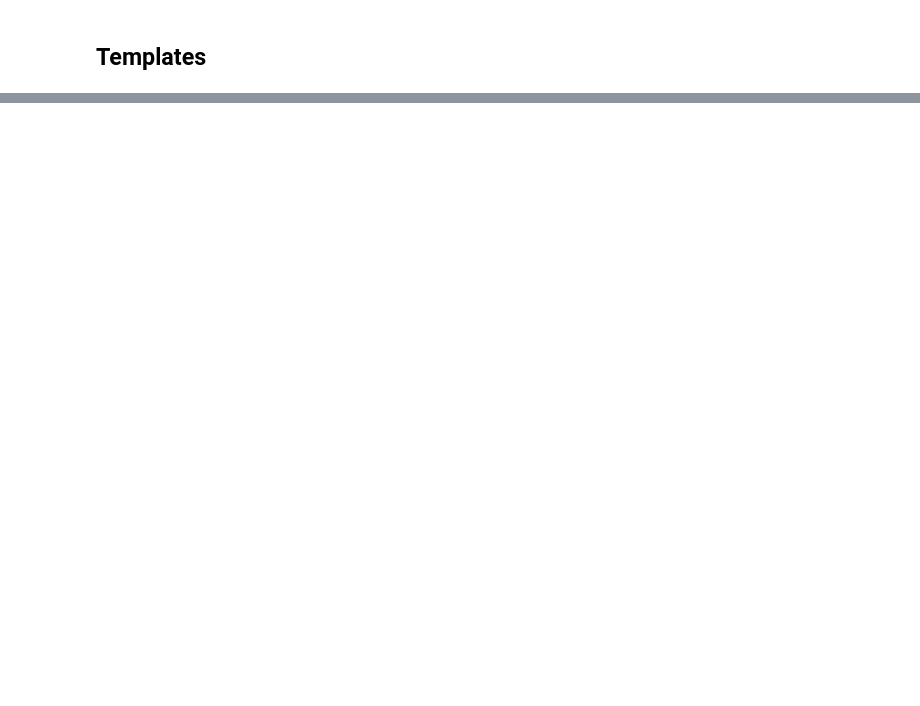
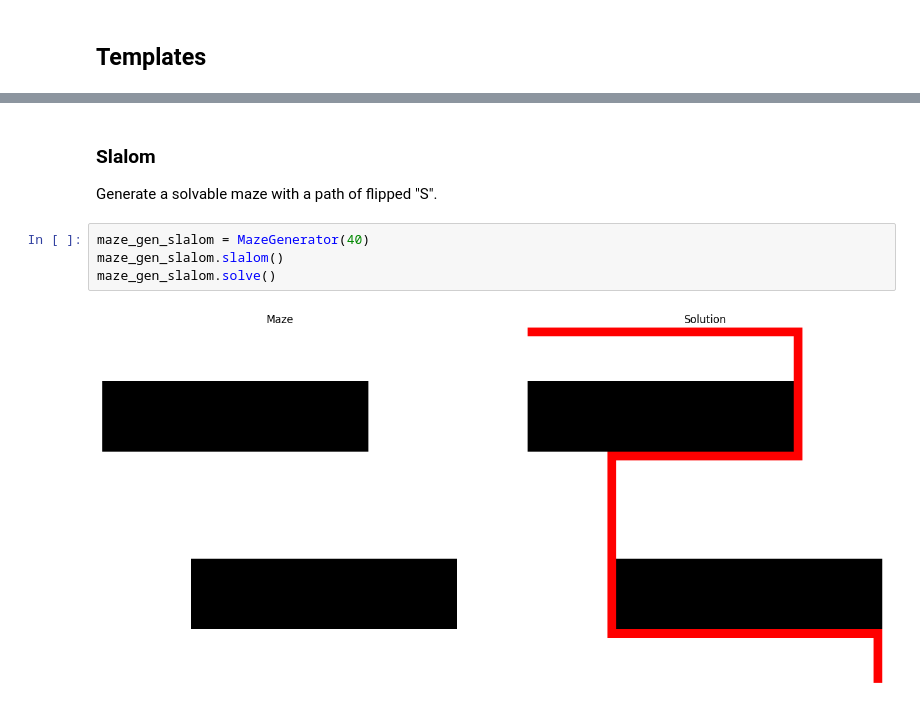
Before and after one commit to docherak/vvp_bludiste, a Jupyter notebook: examples.ipynb, the cells around one changed output, grey strips where cells are left out. Drawn from its saved outputs; the diff is of its cells as text; blank space fills up the shorter version.

```diff
--- a/examples.ipynb
+++ b/examples.ipynb
@@ -82,0 +117,10 @@ maze_gen.plot()
+# %% [markdown]
+### Slalom
+
+Generate a solvable maze with a path of flipped "S".
+# %%
+maze_gen_slalom = MazeGenerator(40)
+maze_gen_slalom.slalom()
+maze_gen_slalom.solve()
+# %% [output]
+[figure, added]
```
Also changed, not shown: parts of 32 cells of this notebook, 3 other files.
